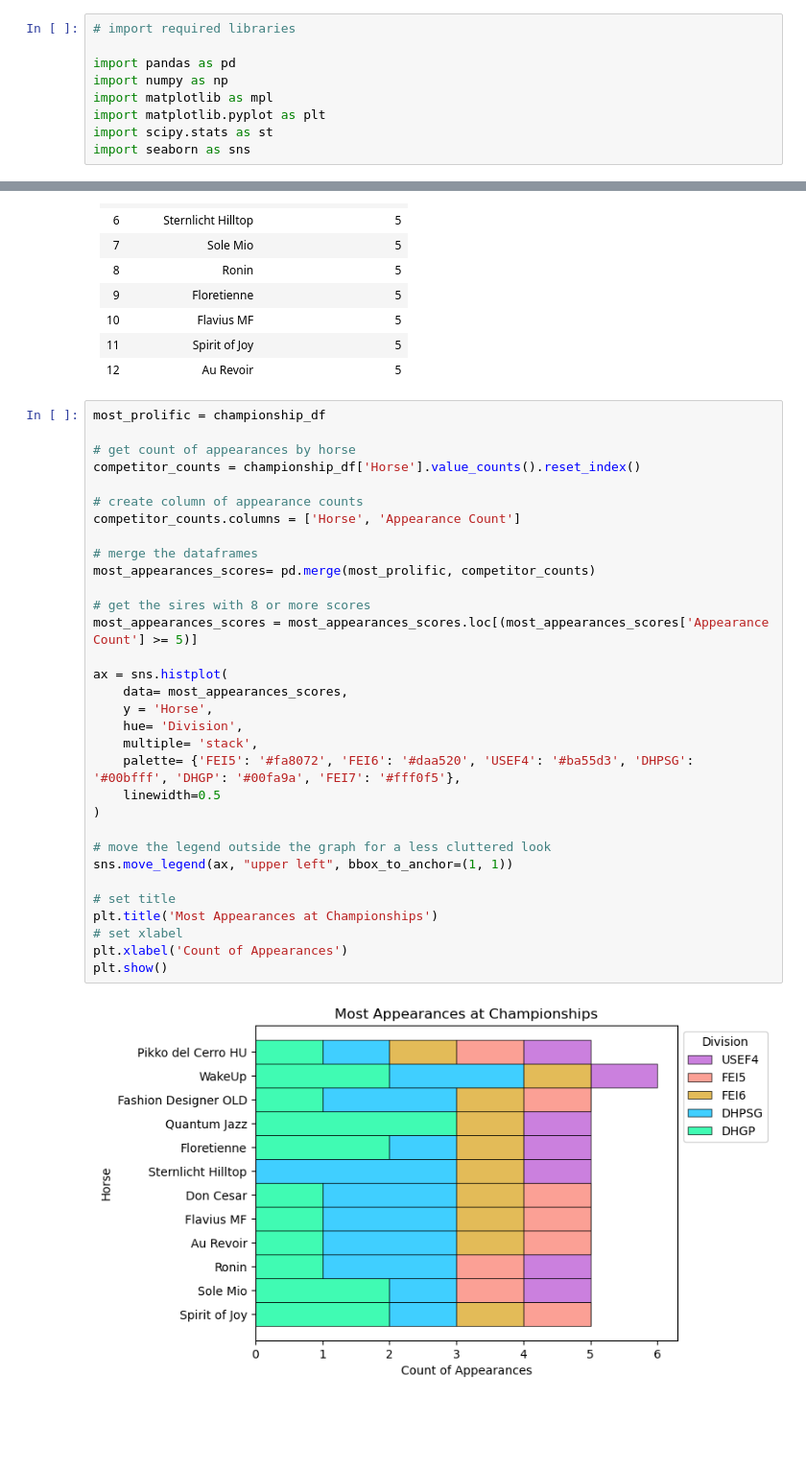
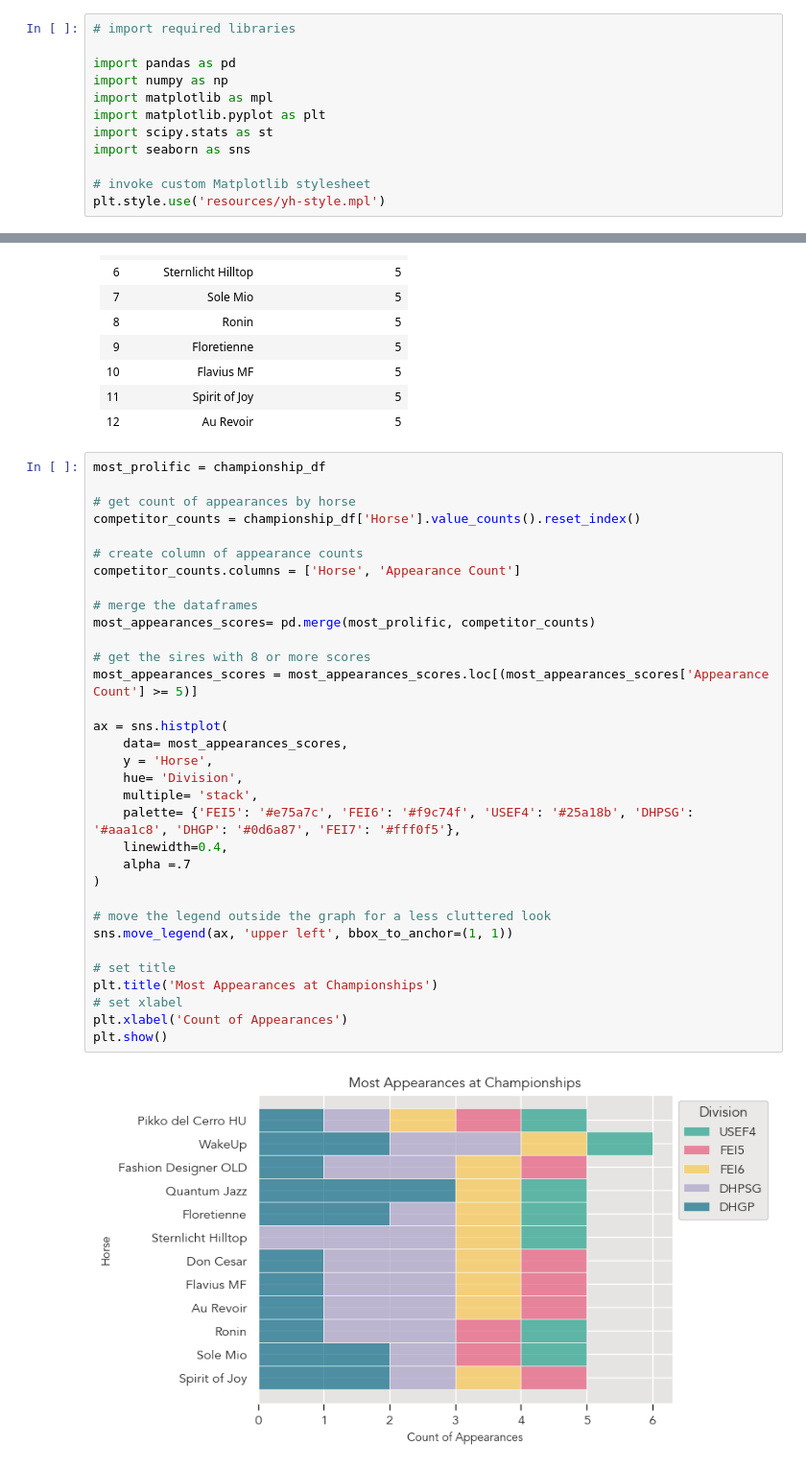
Before and after one commit to siobyrne/young-dressage-horse-program-analysis, a Jupyter notebook: younghorse.ipynb, the cells around one changed output, grey strips where cells are left out. Shown at 96% size. Saved outputs shown, nothing was run; the diff lists cells and outputs as text; blank space fills up the shorter version.

Commit message:
Clean up code, create MPL stylesheet to streamline code

```diff
--- a/younghorse.ipynb
+++ b/younghorse.ipynb
@@ -9,3 +9,6 @@ import matplotlib as mpl
 import matplotlib.pyplot as plt
 import scipy.stats as st
 import seaborn as sns
+
+# invoke custom Matplotlib stylesheet
+plt.style.use('resources/yh-style.mpl')
@@ -1448,34 +1507,35 @@ most_appearances.columns = ['Horse', 'Trips to Championships']
 # %%
 most_prolific = championship_df
 
 # get count of appearances by horse
 competitor_counts = championship_df['Horse'].value_counts().reset_index()
 
 # create column of appearance counts
 competitor_counts.columns = ['Horse', 'Appearance Count']
 
 # merge the dataframes
 most_appearances_scores= pd.merge(most_prolific, competitor_counts)
 
 # get the sires with 8 or more scores
 most_appearances_scores = most_appearances_scores.loc[(most_appearances_scores['Appearance Count'] >= 5)]
 
 ax = sns.histplot(
     data= most_appearances_scores,
     y = 'Horse',
     hue= 'Division',
     multiple= 'stack',
-    palette= {'FEI5': '#fa8072', 'FEI6': '#daa520', 'USEF4': '#ba55d3', 'DHPSG': '#00bfff', 'DHGP': '#00fa9a', 'FEI7': '#fff0f5'},
-    linewidth=0.5
+    palette= {'FEI5': '#e75a7c', 'FEI6': '#f9c74f', 'USEF4': '#25a18b', 'DHPSG': '#aaa1c8', 'DHGP': '#0d6a87', 'FEI7': '#fff0f5'},
+    linewidth=0.4,
+    alpha =.7
 )
 
 # move the legend outside the graph for a less cluttered look
-sns.move_legend(ax, "upper left", bbox_to_anchor=(1, 1))
+sns.move_legend(ax, 'upper left', bbox_to_anchor=(1, 1))
 
 # set title
 plt.title('Most Appearances at Championships')
 # set xlabel
 plt.xlabel('Count of Appearances')
 plt.show()
 # %% [output]
-[figure, old version]
+[figure, new version]
```
Also changed, not shown: parts of 31 cells of this notebook, 16 other files.
